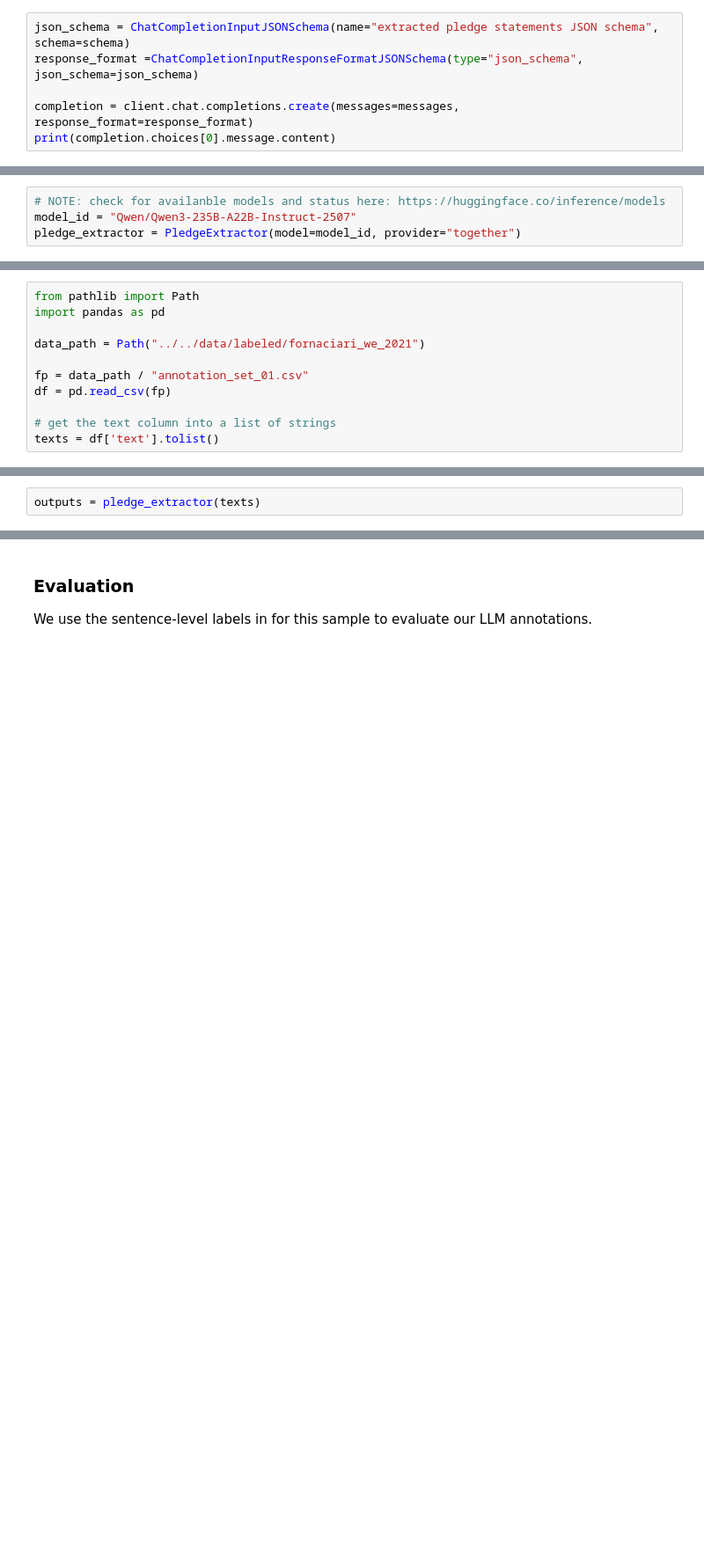
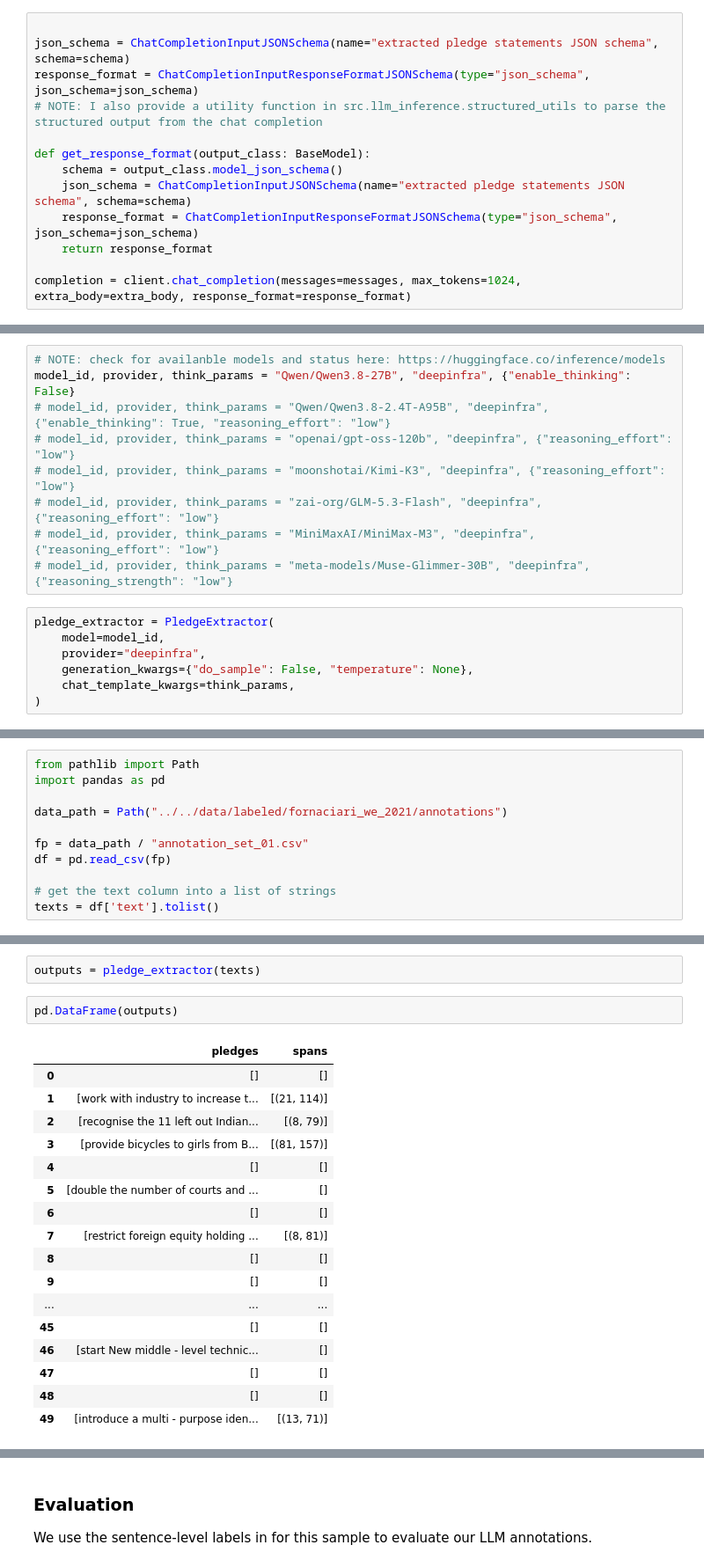
Before and after one commit to haukelicht/advanced_text_analysis, a Jupyter notebook: notebooks/incontext_learning/llm_icl_pledge_extraction.ipynb, the cells around one changed output, grey strips where cells are left out. Shown at 88% size. Cells and saved outputs as stored; diff of their text form; blank space fills up the shorter version.

```diff
--- a/notebooks/incontext_learning/llm_icl_pledge_extraction.ipynb
+++ b/notebooks/incontext_learning/llm_icl_pledge_extraction.ipynb
@@ -257,8 +321,15 @@ Output: {"pledges": ["reduce carbon emissions by 50% by 2030", "achieve net-zero
 This is where our **custom output class** and the JSON schema it defines come into play.
 We process the JSON schema string into a suitable python object and then pass it to the `response_format` argument of the `client.chat.completions.create()` method:
 # %%
+
 json_schema = ChatCompletionInputJSONSchema(name="extracted pledge statements JSON schema", schema=schema)
-response_format =ChatCompletionInputResponseFormatJSONSchema(type="json_schema", json_schema=json_schema)
+response_format = ChatCompletionInputResponseFormatJSONSchema(type="json_schema", json_schema=json_schema)
+# NOTE: I also provide a utility function in src.llm_inference.structured_utils to parse the structured output from the chat completion
 
-completion = client.chat.completions.create(messages=messages, response_format=response_format)
-print(completion.choices[0].message.content)
+def get_response_format(output_class: BaseModel):
+    schema = output_class.model_json_schema()
+    json_schema = ChatCompletionInputJSONSchema(name="extracted pledge statements JSON schema", schema=schema)
+    response_format = ChatCompletionInputResponseFormatJSONSchema(type="json_schema", json_schema=json_schema)
+    return response_format
+
+completion = client.chat_completion(messages=messages, max_tokens=1024, extra_body=extra_body, response_format=response_format)
@@ -353,8 +574,20 @@ Let's use a state-of-the-art large reasoning model by Qwen AI: `Qwen3-235B-A22B-
 **_Important_:** Given that we want to generate _structure_ outputs, we can only use models that have "Yes" in the lst column of this table ("Structured")
 # %%
 # NOTE: check for availanble models and status here: https://huggingface.co/inference/models
-model_id = "Qwen/Qwen3-235B-A22B-Instruct-2507"
-pledge_extractor = PledgeExtractor(model=model_id, provider="together")
+model_id, provider, think_params = "Qwen/Qwen3.8-27B", "deepinfra", {"enable_thinking": False}
+# model_id, provider, think_params = "Qwen/Qwen3.8-2.4T-A95B", "deepinfra", {"enable_thinking": True, "reasoning_effort": "low"}
+# model_id, provider, think_params = "openai/gpt-oss-120b", "deepinfra", {"reasoning_effort": "low"}
+# model_id, provider, think_params = "moonshotai/Kimi-K3", "deepinfra", {"reasoning_effort": "low"}
+# model_id, provider, think_params = "zai-org/GLM-5.3-Flash", "deepinfra", {"reasoning_effort": "low"}
+# model_id, provider, think_params = "MiniMaxAI/MiniMax-M3", "deepinfra", {"reasoning_effort": "low"}
+# model_id, provider, think_params = "meta-models/Muse-Glimmer-30B", "deepinfra", {"reasoning_strength": "low"}
+# %%
+pledge_extractor = PledgeExtractor(
+    model=model_id,
+    provider="deepinfra",
+    generation_kwargs={"do_sample": False, "temperature": None},
+    chat_template_kwargs=think_params,
+)
 # %%
 pledge_extractor(text)
 # %% [output]
@@ -377,7 +610,7 @@ Our extraction approach is more granular but having some labels is better than n
 from pathlib import Path
 import pandas as pd
 
-data_path = Path("../../data/labeled/fornaciari_we_2021")
+data_path = Path("../../data/labeled/fornaciari_we_2021/annotations")
 
 fp = data_path / "annotation_set_01.csv"
 df = pd.read_csv(fp)
@@ -388,4 +621,24 @@ texts = df['text'].tolist()
 We can not pass the texts to out extractor initialized above:
 # %%
 outputs = pledge_extractor(texts)
+# %%
+pd.DataFrame(outputs)
+# %% [output]
+|  | pledges | spans |
+| 0 | [] | [] |
+| 1 | [work with industry to increase t... | [(21, 114)] |
+| 2 | [recognise the 11 left out Indian... | [(8, 79)] |
+| 3 | [provide bicycles to girls from B... | [(81, 157)] |
+| 4 | [] | [] |
+| 5 | [double the number of courts and ... | [] |
+| 6 | [] | [] |
+| 7 | [restrict foreign equity holding ... | [(8, 81)] |
+| 8 | [] | [] |
+| 9 | [] | [] |
+| ... | ... | ... |
+| 45 | [] | [] |
+| 46 | [start New middle - level technic... | [] |
+| 47 | [] | [] |
+| 48 | [] | [] |
+| 49 | [introduce a multi - purpose iden... | [(13, 71)] |
 # %% [markdown]
```
Also changed, not shown: parts of 13 cells of this notebook, 10 other files.
